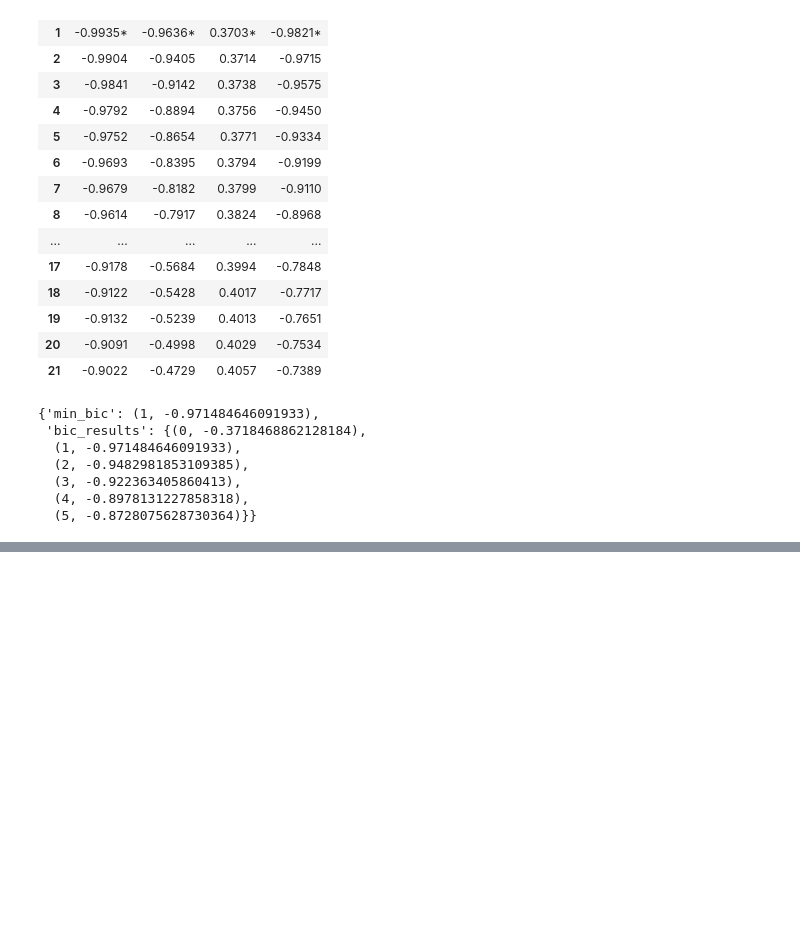
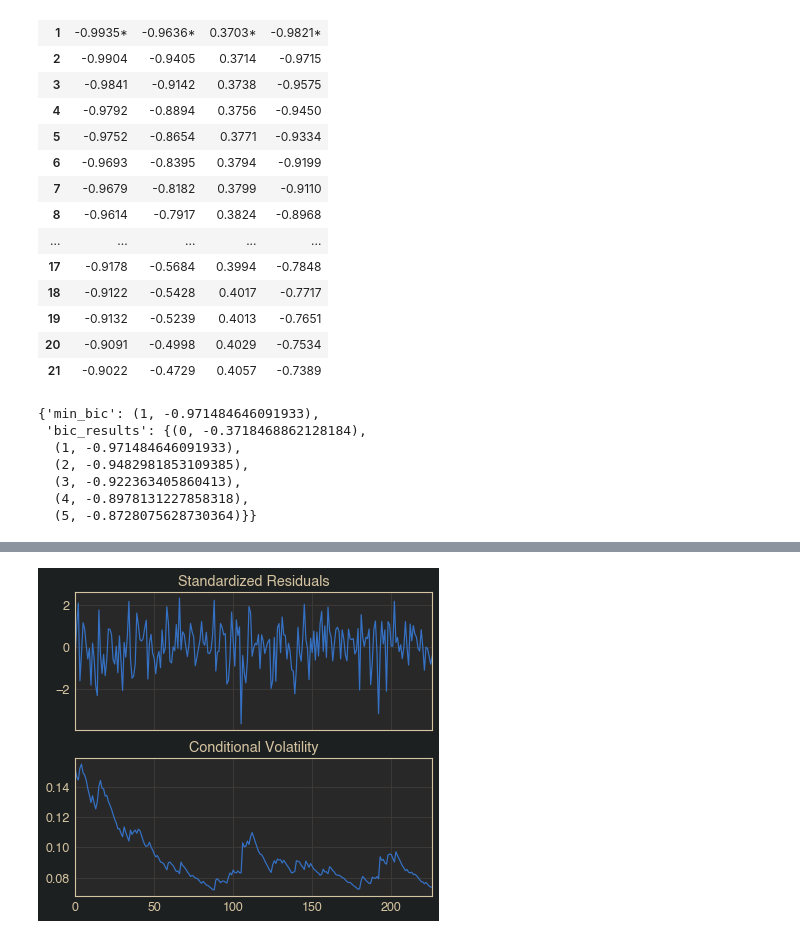
Before and after one commit to mrajancsr/Market-Learn, a Jupyter notebook: marketlearn/network_causality/playground.ipynb, the cells around one changed output, grey strips where cells are left out. Saved outputs shown, nothing was run; the diff lists cells and outputs as text; code cells hidden in the pictures; blank space fills up the shorter version.

```diff
--- a/marketlearn/network_causality/playground.ipynb
+++ b/marketlearn/network_causality/playground.ipynb
@@ -192,0 +415,4 @@ array([0.0947502 , 0.36569889, 0.22662725])
+# %%
+from arch import arch_model
+am = arch_model(ret2, mean='Zero')
+res = am.fit()
@@ -192,0 +448,4 @@ array([0.0947502 , 0.36569889, 0.22662725])
+# %%
+res.plot();
+# %% [output]
+[figure, added]
```
Also changed, not shown: parts of 34 cells of this notebook, 7 other files.
